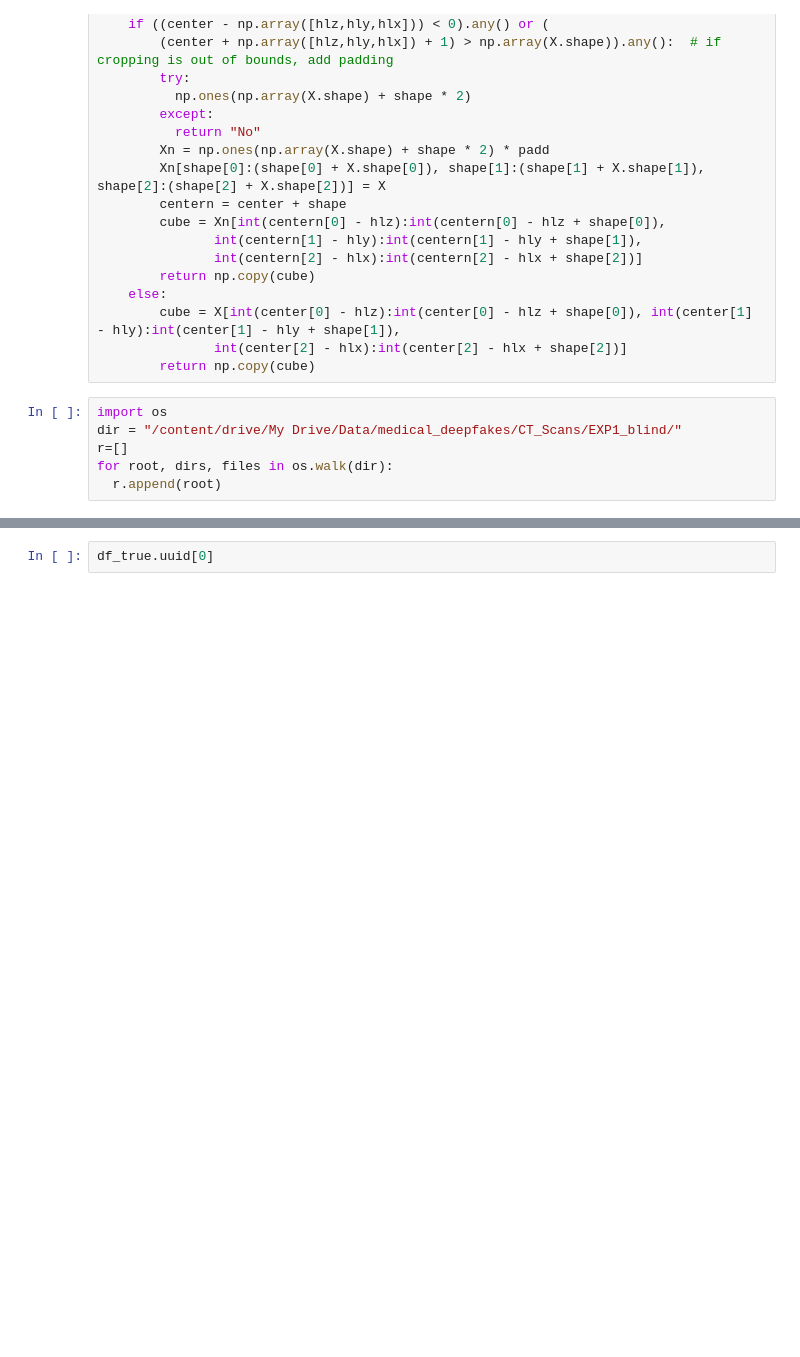
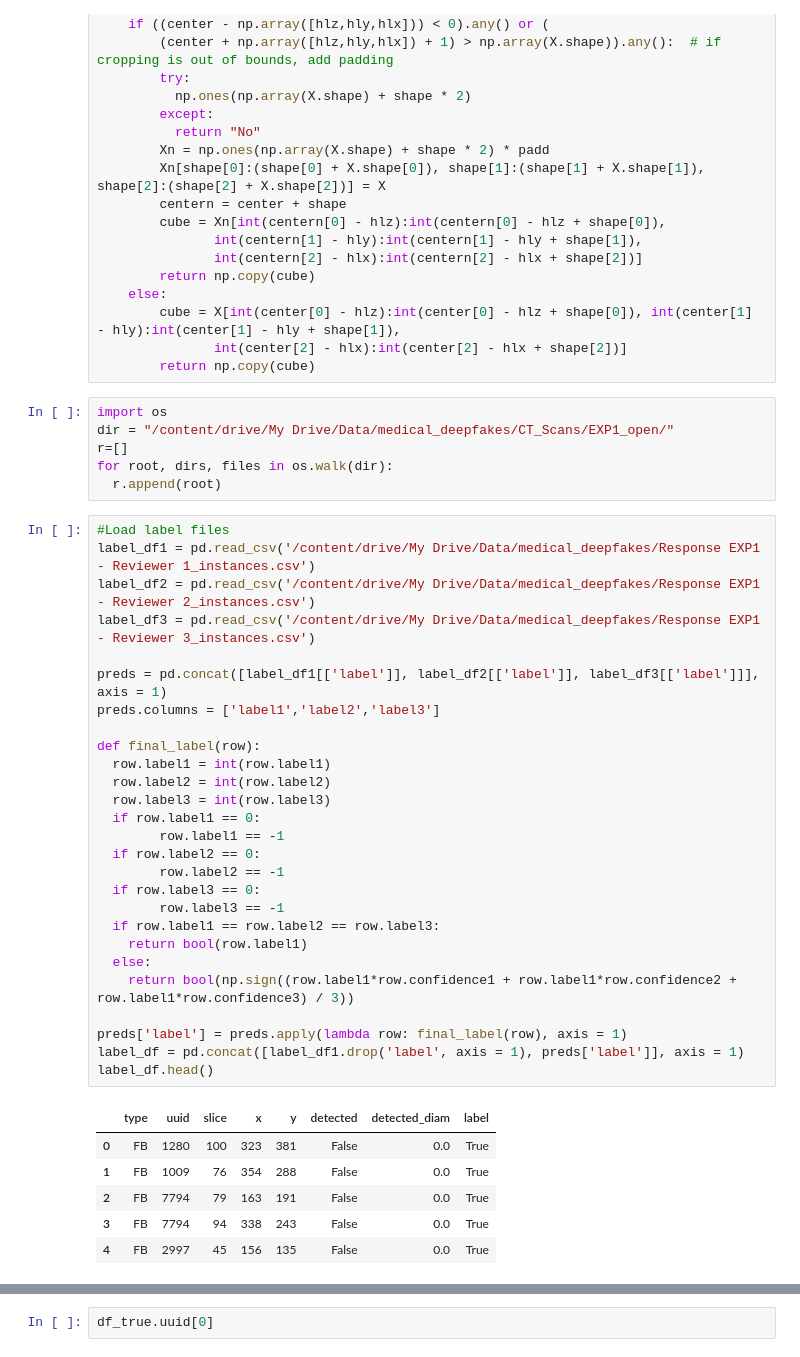
Before and after one commit to hyunjaec/MScA_Machine_Learning_Project, a Jupyter notebook: medical_deepfakes_mlp.ipynb, the cells around one changed output, grey strips where cells are left out. Cells and saved outputs as stored; diff of their text form; blank space fills up the shorter version.

```diff
--- a/medical_deepfakes_mlp.ipynb
+++ b/medical_deepfakes_mlp.ipynb
@@ -87,8 +97,42 @@ def cutCube(X, center, shape, padd=0): #center is a 3d coord (zyx)
         return np.copy(cube)
 # %%
 import os
-dir = "/content/drive/My Drive/Data/medical_deepfakes/CT_Scans/EXP1_blind/"
+dir = "/content/drive/My Drive/Data/medical_deepfakes/CT_Scans/EXP1_open/"
 r=[]
 for root, dirs, files in os.walk(dir):
   r.append(root)
+# %%
+#Load label files
+label_df1 = pd.read_csv('/content/drive/My Drive/Data/medical_deepfakes/Response EXP1 - Reviewer 1_instances.csv')
+label_df2 = pd.read_csv('/content/drive/My Drive/Data/medical_deepfakes/Response EXP1 - Reviewer 2_instances.csv')
+label_df3 = pd.read_csv('/content/drive/My Drive/Data/medical_deepfakes/Response EXP1 - Reviewer 3_instances.csv')
+
+preds = pd.concat([label_df1[['label']], label_df2[['label']], label_df3[['label']]], axis = 1)
+preds.columns = ['label1','label2','label3']
+
+def final_label(row):
+  row.label1 = int(row.label1)
+  row.label2 = int(row.label2)
+  row.label3 = int(row.label3)
+  if row.label1 == 0:
+        row.label1 == -1
+  if row.label2 == 0:
+        row.label2 == -1
+  if row.label3 == 0:
+        row.label3 == -1
+  if row.label1 == row.label2 == row.label3:
+    return bool(row.label1)
+  else:
+    return bool(np.sign((row.label1*row.confidence1 + row.label1*row.confidence2 + row.label1*row.confidence3) / 3))
+
+preds['label'] = preds.apply(lambda row: final_label(row), axis = 1)
+label_df = pd.concat([label_df1.drop('label', axis = 1), preds['label']], axis = 1)
+label_df.head()
+# %% [output]
+|  | type | uuid | slice | x | y | detected | detected_diam | label |
+| 0 | FB | 1280 | 100 | 323 | 381 | False | 0.0 | True |
+| 1 | FB | 1009 | 76 | 354 | 288 | False | 0.0 | True |
+| 2 | FB | 7794 | 79 | 163 | 191 | False | 0.0 | True |
+| 3 | FB | 7794 | 94 | 338 | 243 | False | 0.0 | True |
+| 4 | FB | 2997 | 45 | 156 | 135 | False | 0.0 | True |
 # %%
```
Also changed, not shown: parts of 29 cells of this notebook.
